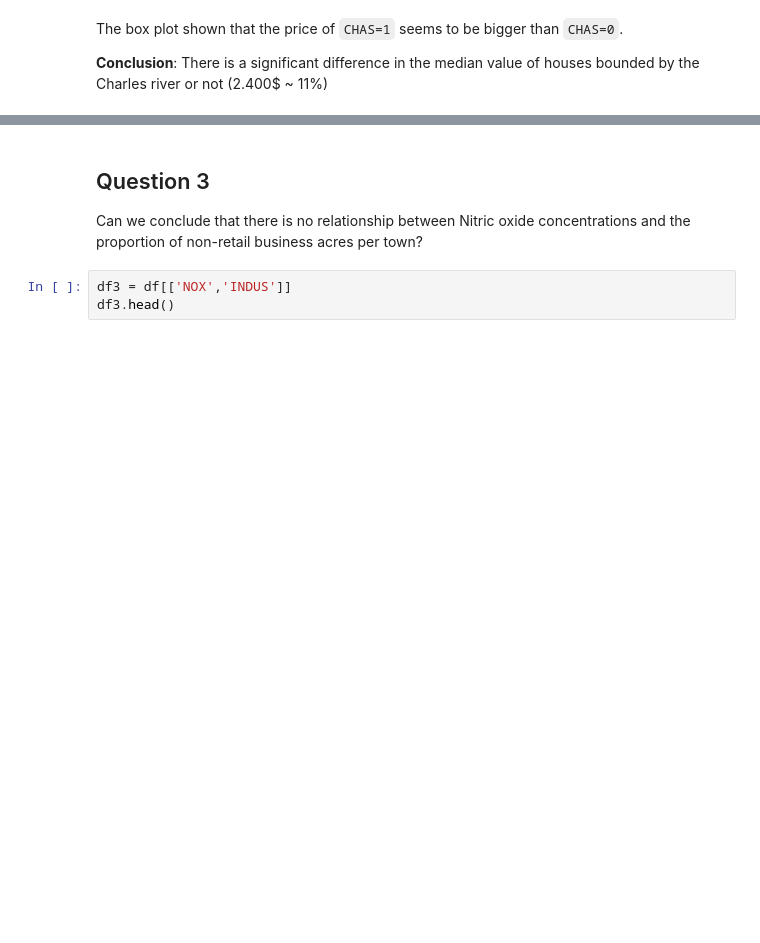
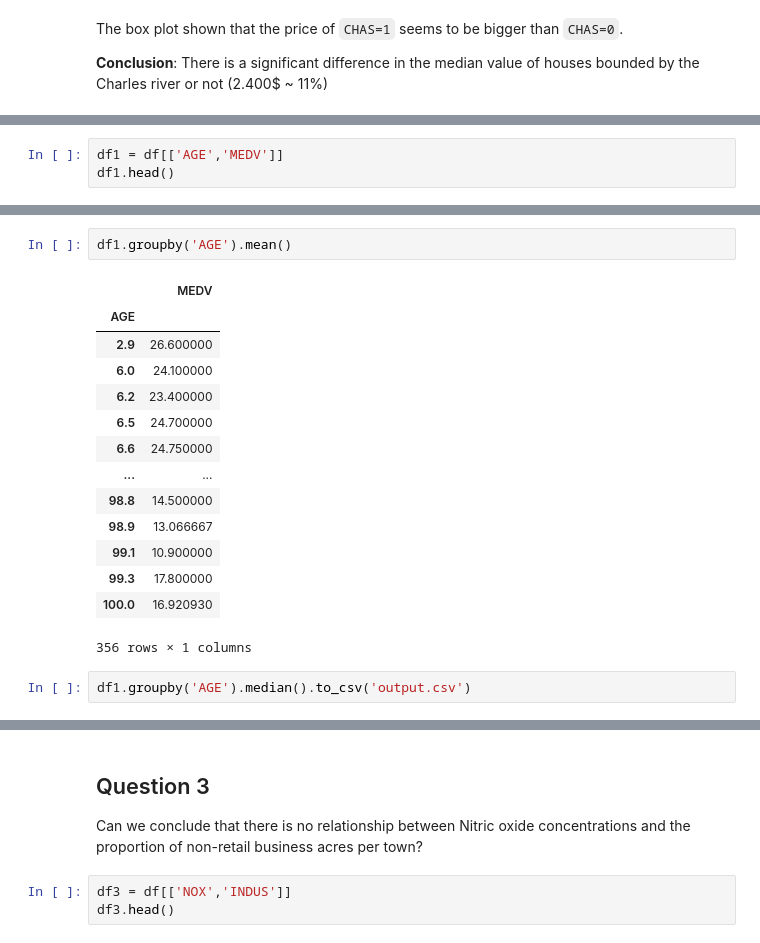
Before and after one commit to huyduong20102004/Boston_House_Prices, a Jupyter notebook: nb.ipynb, the cells around one changed output, grey strips where cells are left out. Saved outputs shown, nothing was run; the diff lists cells and outputs as text; blank space fills up the shorter version.

```diff
--- a/nb.ipynb
+++ b/nb.ipynb
@@ -79,0 +87,3 @@ The box plot shown that the price of `CHAS=1` seems to be bigger than `CHAS=0`.
+# %%
+df1 = df[['AGE','MEDV']]
+df1.head()
@@ -79,0 +97,19 @@ The box plot shown that the price of `CHAS=1` seems to be bigger than `CHAS=0`.
+# %%
+df1.groupby('AGE').mean()
+# %% [output]
+|  | MEDV |
+| AGE |  |
+| 2.9 | 26.600000 |
+| 6.0 | 24.100000 |
+| 6.2 | 23.400000 |
+| 6.5 | 24.700000 |
+| 6.6 | 24.750000 |
+| ... | ... |
+| 98.8 | 14.500000 |
+| 98.9 | 13.066667 |
+| 99.1 | 10.900000 |
+| 99.3 | 17.800000 |
+| 100.0 | 16.920930 |
+356 rows × 1 columns
+# %%
+df1.groupby('AGE').median().to_csv('output.csv')
```
Also changed, not shown: parts of 11 cells of this notebook, 6 other files.
